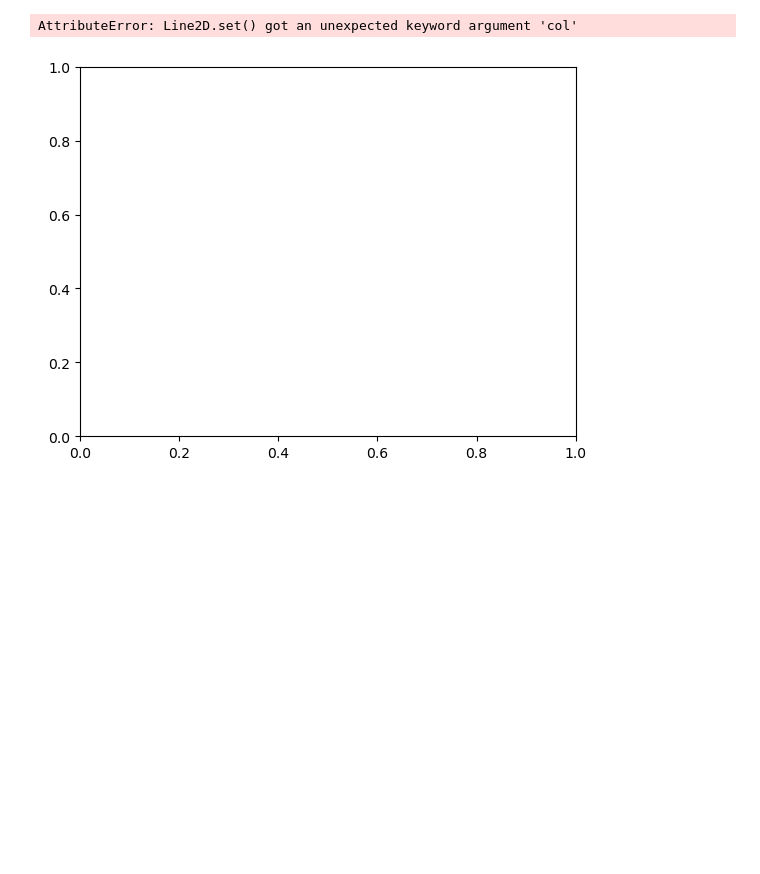
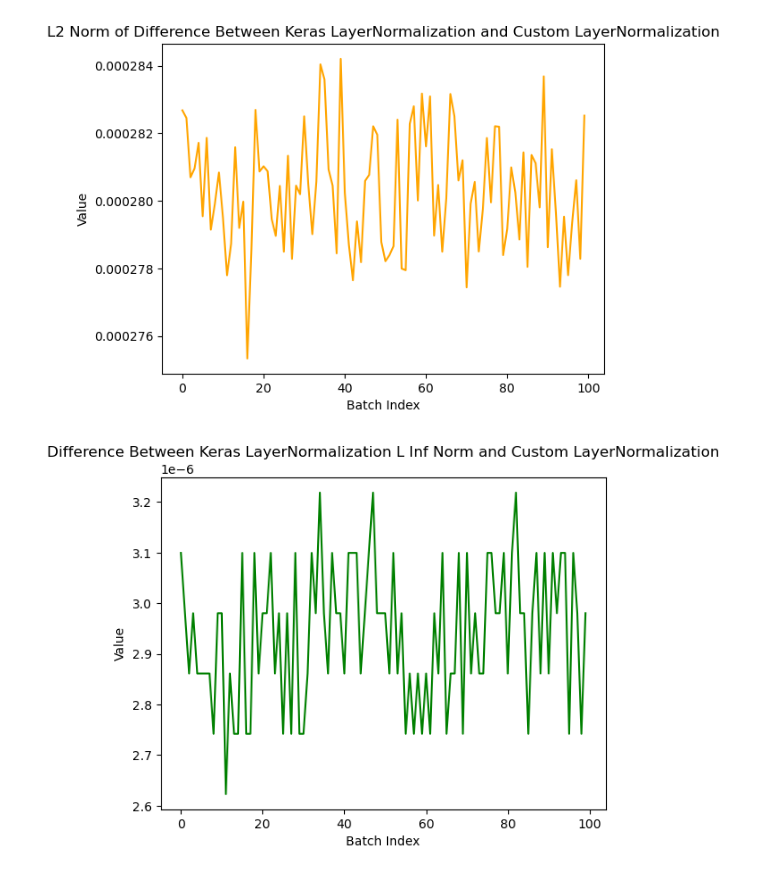
Before and after one commit to gw3ntd/ml2_proj2, a Jupyter notebook: comparing_layers.ipynb, the cells around one changed output. Saved outputs shown, nothing was run; the diff lists cells and outputs as text; code cells hidden in the pictures; blank space fills up the shorter version.

```diff
--- a/comparing_layers.ipynb
+++ b/comparing_layers.ipynb
@@ -124,8 +36,14 @@ plt.plot(df[1], color='orange')
 plt.title("L2 Norm of Difference Between Keras LayerNormalization and Custom LayerNormalization")
 plt.xlabel("Batch Index")
 plt.ylabel("Value")
-plt.legend()
 plt.show()
 # %% [output]
-AttributeError: Line2D.set() got an unexpected keyword argument 'col'
-[figure, old version]
+[figure, new version]
+# %%
+plt.plot(df[2], color='green')
+plt.title("Difference Between Keras LayerNormalization L Inf Norm and Custom LayerNormalization")
+plt.xlabel("Batch Index")
+plt.ylabel("Value")
+plt.show()
+# %% [output]
+[figure, added]
```
Also changed, not shown: parts of 9 cells of this notebook, 4 other files.
